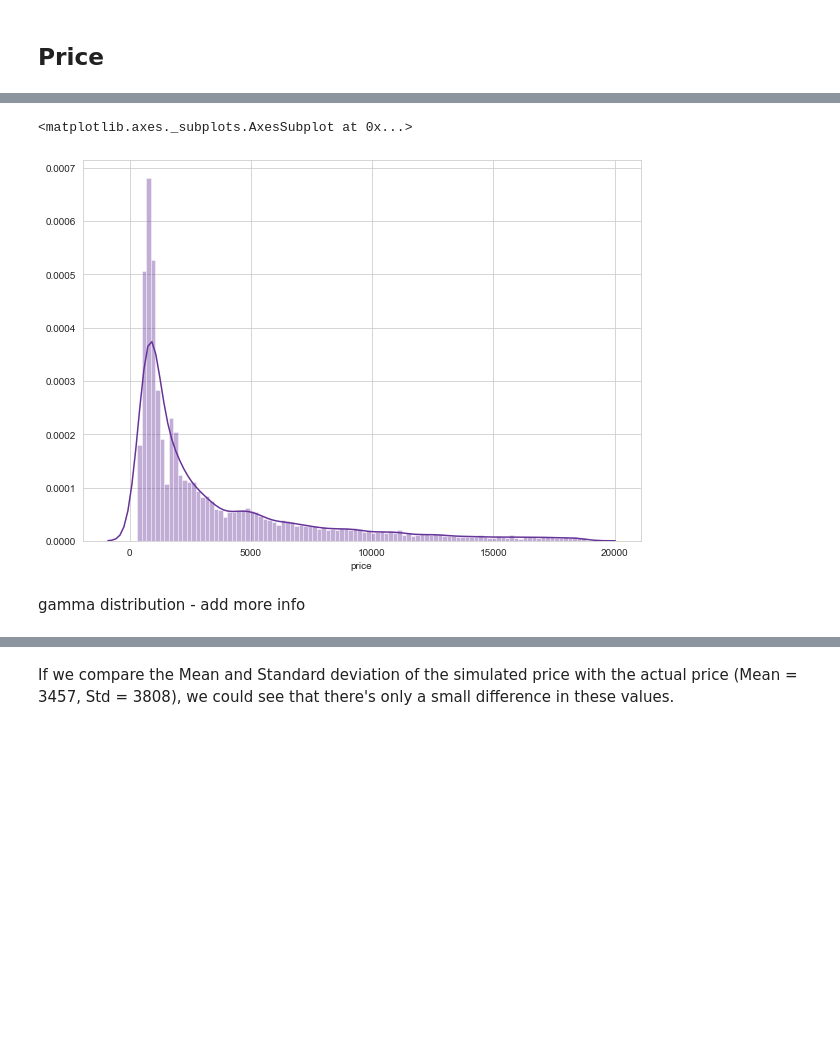
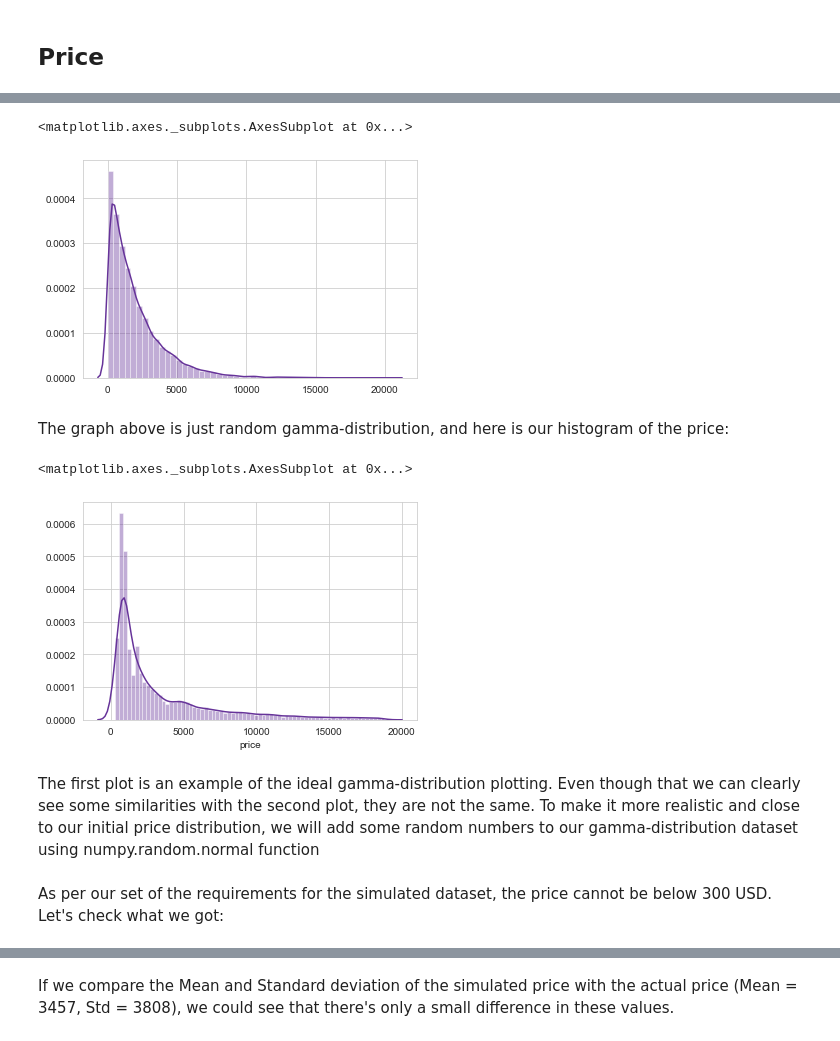
Before and after one commit to JuliaMal/ProgDA_Project2, a Jupyter notebook: Project2.ipynb, the cells around one changed output, grey strips where cells are left out. Cells and saved outputs as stored; diff of their text form; code cells hidden in the pictures; blank space fills up the shorter version.

```diff
--- a/Project2.ipynb
+++ b/Project2.ipynb
@@ -158,11 +174,16 @@ In this section we will be looking closer at the first measure - price and the w
+# %%
+gamma = np.random.gamma(1, 2000, 20000)
+sns.distplot(gamma, color="rebeccapurple")
+# %% [output]
+<matplotlib.axes._subplots.AxesSubplot at 0x...>
+[figure, added]
+# %% [markdown]
+The graph above is just random gamma-distribution, and here is our histogram of the price:
 # %%
-sns.set_style("whitegrid")
-fig = plt.figure(figsize=(10,7))
-fig.add_subplot(1,1,1)
-sns.distplot(df['price'], color="rebeccapurple", bins = 100)
+sns.distplot(df['price'], color="rebeccapurple", bins = 70)
 # %% [output]
 <matplotlib.axes._subplots.AxesSubplot at 0x...>
-[figure, old version]
+[figure, new version]
-# %% [markdown]
-gamma distribution - add more info
+# %% [markdown]
+The first plot is an example of the ideal gamma-distribution plotting. Even though that we can clearly see some similarities with the second plot, they are not the same. To make it more realistic and close to our initial price distribution, we will add some random numbers to our gamma-distribution dataset using numpy.random.normal function
 # %%
@@ -172 +191,3 @@ s_price = np.random.gamma(1.2, 100, 20000).astype(np.int)+ np.random.normal(0.0,
+# %% [markdown]
+As per our set of the requirements for the simulated dataset, the price cannot be below 300 USD. Let's check what we got:
 # %%
```
Also changed, not shown: parts of 53 cells of this notebook, 1 other file.
